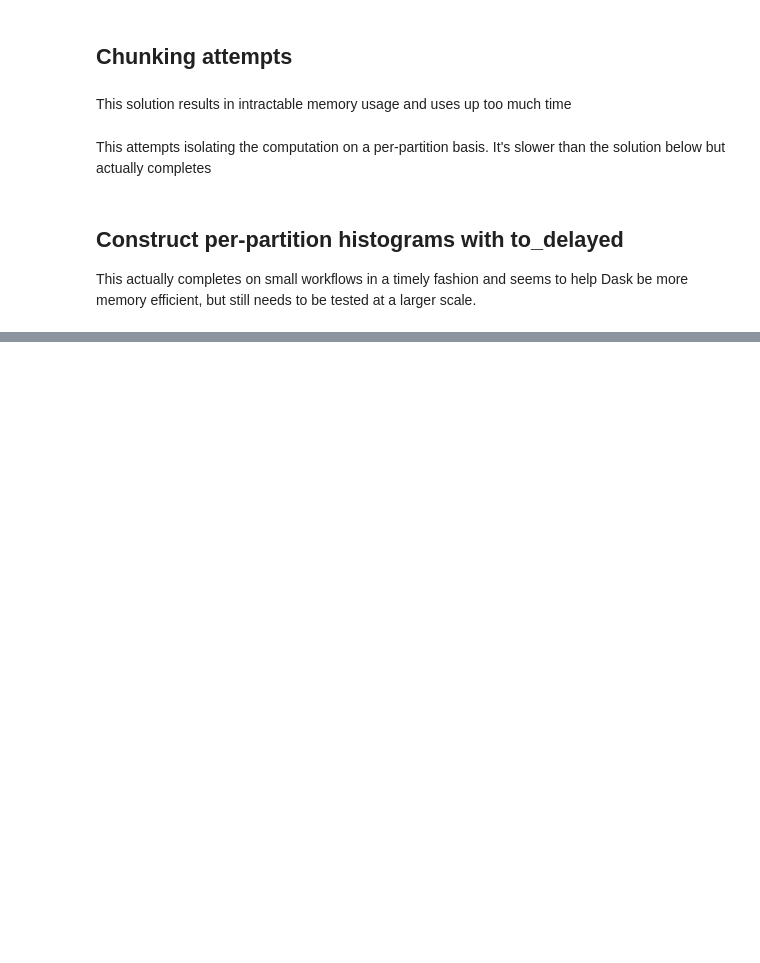
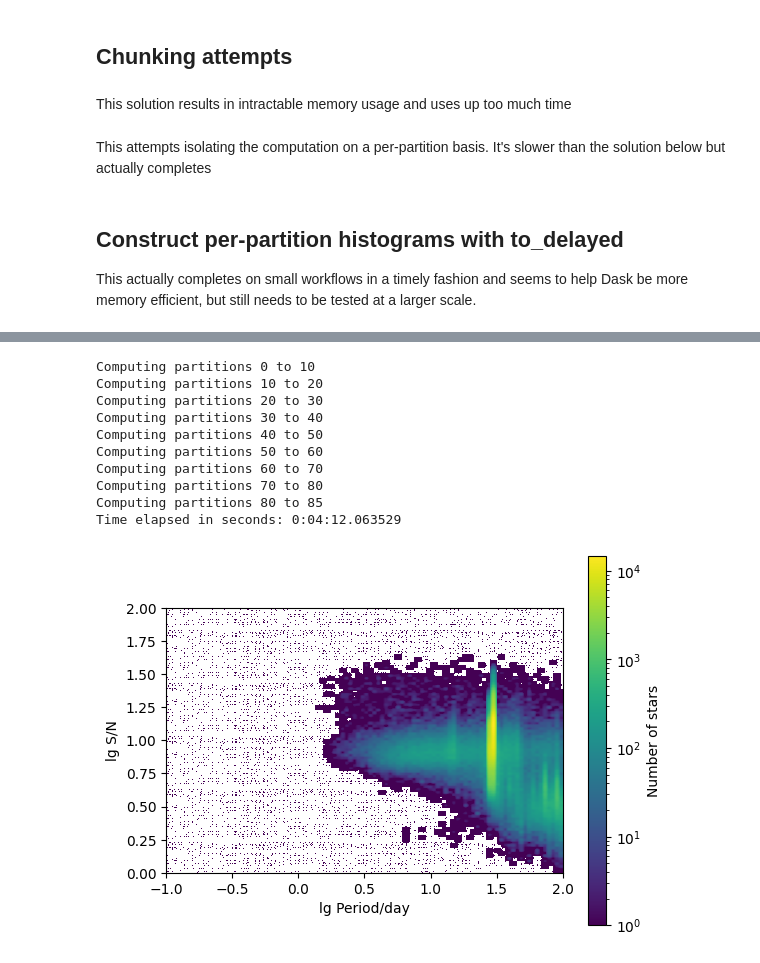
Before and after one commit to lincc-frameworks/notebooks_lf, a Jupyter notebook: ztf_periodogram/chunking/ztf_periodogram_epyc_chunking.ipynb, the cells around one changed output, grey strips where cells are left out. Saved outputs shown, nothing was run; the diff lists cells and outputs as text; code cells hidden in the pictures; blank space fills up the shorter version.

```diff
--- a/ztf_periodogram/chunking/ztf_periodogram_epyc_chunking.ipynb
+++ b/ztf_periodogram/chunking/ztf_periodogram_epyc_chunking.ipynb
@@ -343,2 +367,75 @@ print(f"Time elapsed in seconds: {later - now}")
+# %%
+
+# Set up bins for histogram
+lg_period_bins = np.linspace(-1, 2, 101)
+lg_snr_bins = np.linspace(0, 2, 101)
+
+now = datetime.now()
+start_time = now.strftime("%m_%d_%H_%M_%S")
+
+# Create empty histogram array for accumulation
+lg_period_bin_count = len(lg_period_bins) - 1
+lg_snr_bin_count = len(lg_snr_bins) - 1
+
+# Function to compute histogram for each partition
+def compute_partition_histogram(partition_df):
+    # Calculate log values and filter out non-positive values (since log10 can't take 0 or negative)
+    lg_period = np.log10(partition_df["period_0"].replace(0, np.nan).dropna())
+    lg_snr = np.log10(partition_df["period_s_to_n_0"].replace(0, np.nan).dropna())
+
+    # Compute the histogram for the partition
+    hist2d, _, _ = np.histogram2d(
+        lg_period,
+        lg_snr,
+        bins=[lg_period_bins, lg_snr_bins]
+    )
+    return hist2d
+
+# Apply histogram computation to each partition
+partitions = df_w_features.to_delayed()
+# Create empty histogram array for accumulation
+final_hist2d = np.zeros((len(lg_period_bins) - 1, len(lg_snr_bins) - 1))
+#delayed_histograms = [dask.delayed(compute_partition_histogram)(partition) for partition in partitions]
+for part_idx_start in range(0, len(partitions), partition_chunk_size):
+    part_idx_end = min(part_idx_start + partition_chunk_size, len(partitions))
+    hist_chunk = dask.delayed(sum)([dask.delayed(compute_partition_histogram)(part) for part in partitions[part_idx_start:part_idx_end]])
+    print(f"Computing partitions {part_idx_start} to {part_idx_end}")
+    hist_chunk = hist_chunk.compute()
+    final_hist2d += hist_chunk
+
+# Use dask to combine all partition-level histograms
+#total_hist2d = dask.delayed(sum)(delayed_histograms)
+
+# Compute the final combined histogram
+#final_hist2d = total_hist2d.compute()
+
+# Plot the accumulated 2D histogram
+plt.imshow(
+    final_hist2d.T,
+    extent=(lg_period_bins[0], lg_period_bins[-1], lg_snr_bins[0], lg_snr_bins[-1]),
+    origin="lower",
+    norm=LogNorm(vmin=1, vmax=final_hist2d.max()),
+)
+plt.colorbar(label="Number of stars")
+plt.xlabel("lg Period/day")
+plt.ylabel("lg S/N")
+
+later = datetime.now()
+current_time = later.strftime("%m_%d_%H_%M_%S")
+save_path = "/astro/users/wbeebe/nested/period_chunking/notebooks_lf/notebooks_lf/ztf_periodogram/chunking/"
+plt.savefig(f"{save_path}_ztf_periodogram_start_{start_time}_end_{current_time}.png")
+print(f"Time elapsed in seconds: {later - now}")
+# %% [output]
+Computing partitions 0 to 10
+Computing partitions 10 to 20
+Computing partitions 20 to 30
+Computing partitions 30 to 40
+Computing partitions 40 to 50
+Computing partitions 50 to 60
+Computing partitions 60 to 70
+Computing partitions 70 to 80
+Computing partitions 80 to 85
+Time elapsed in seconds: 0:04:12.063529
+[figure, added]
 # %%
 client.close()
```
Also changed, not shown: parts of 8 cells of this notebook.
